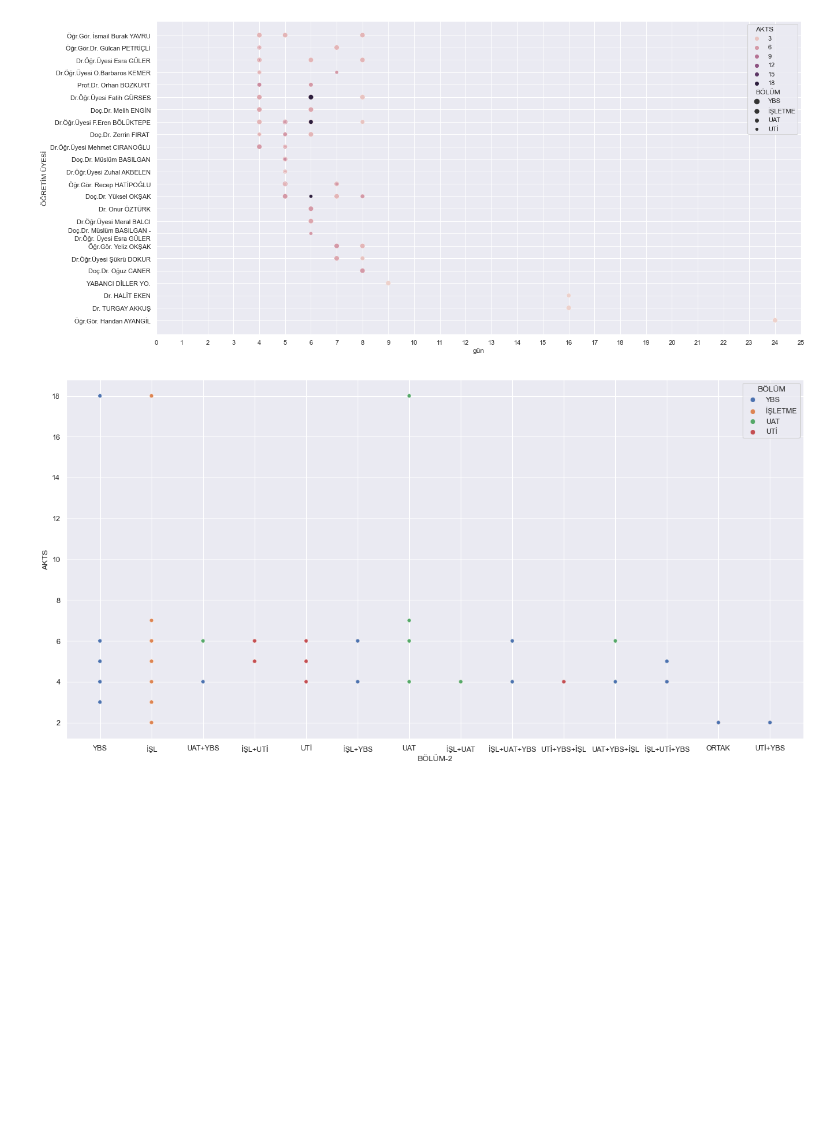
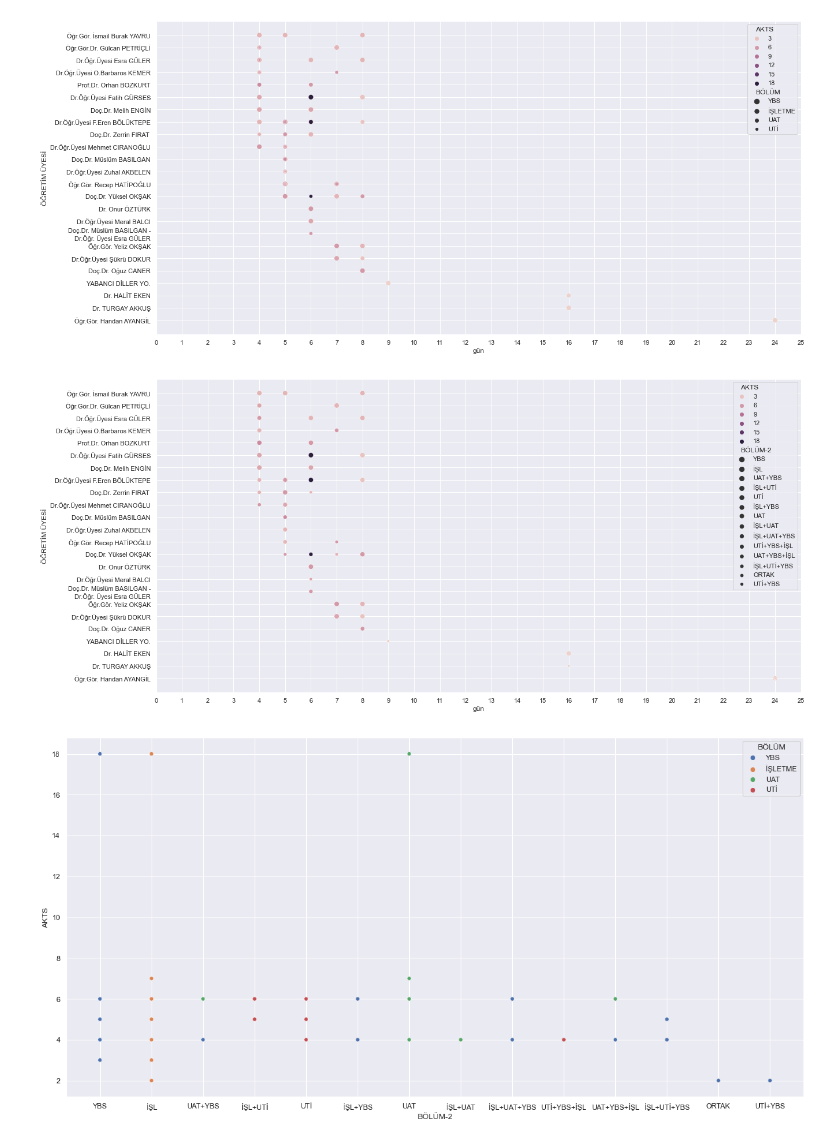
Before and after one commit to vahsi-bozkirli/exam-analysis, a Jupyter notebook: U.Ü ara sınavları/U.Ü-ara-sınavlar.ipynb, the cells around one changed output. Drawn from its saved outputs; the diff is of its cells as text; code cells hidden in the pictures; blank space fills up the shorter version.

Commit message:
bölüm2 ile ilgili grafik eklendi

```diff
--- a/U.Ü ara sınavları/U.Ü-ara-sınavlar.ipynb
+++ b/U.Ü ara sınavları/U.Ü-ara-sınavlar.ipynb
@@ -116,6 +116,13 @@ g.set_xticks(range(len(veri.loc[:25])));
 plt.savefig("gün-akademisyen-akts-bölüm.png")
 # %% [output]
 [figure]
+# %%
+plt.figure(figsize=(20,10))
+sbn.set_theme(style="darkgrid")
+g = sbn.scatterplot(x="gün",y="ÖĞRETİM ÜYESİ",data=veri,hue="AKTS",size="BÖLÜM-2");
+g.set_xticks(range(len(veri.loc[:25])));
+# %% [output]
+[figure, added]
 # %%
 plt.figure(figsize=(20,10))
 sbn.set_theme(style="darkgrid")
```
Also changed, not shown: parts of 3 cells of this notebook, 1 other file.
